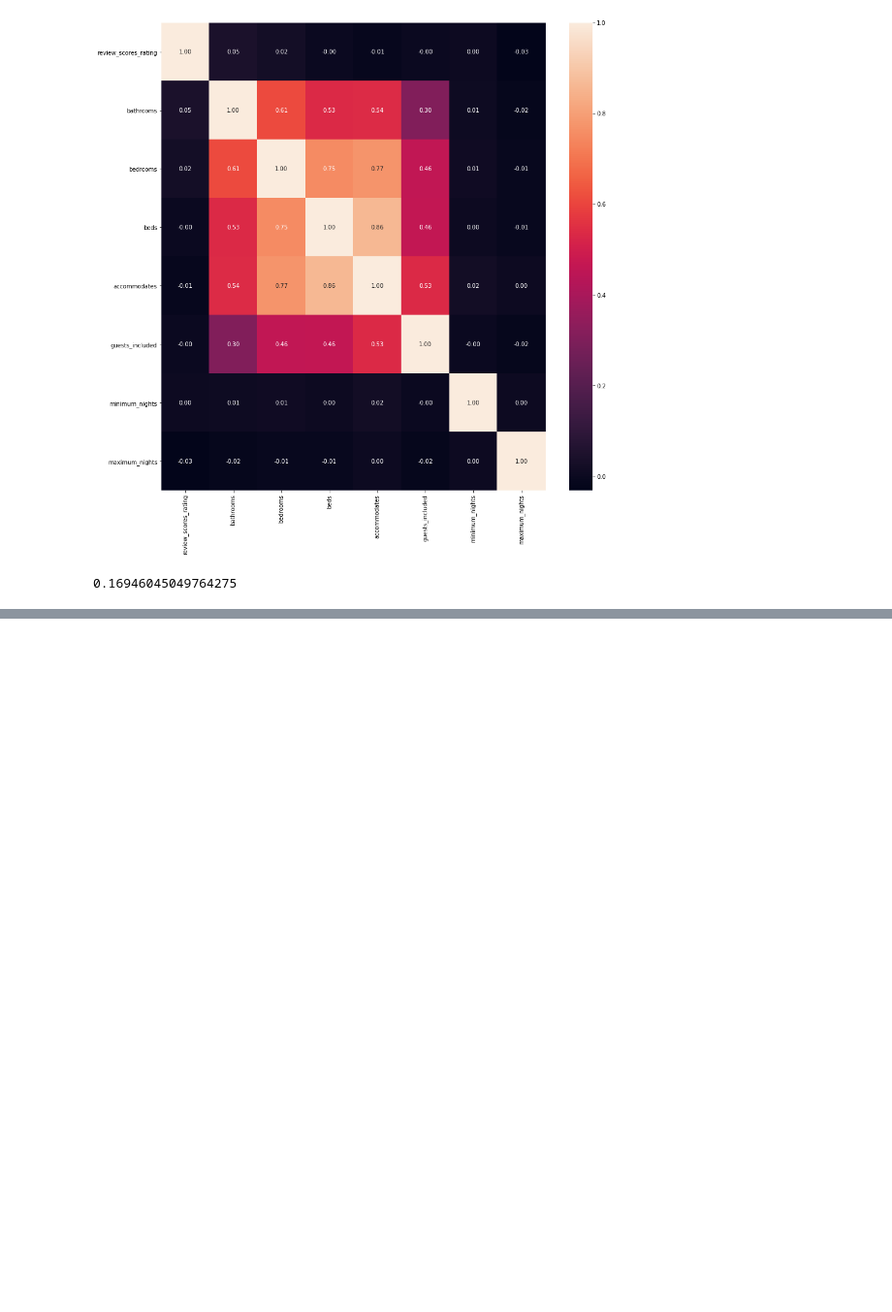
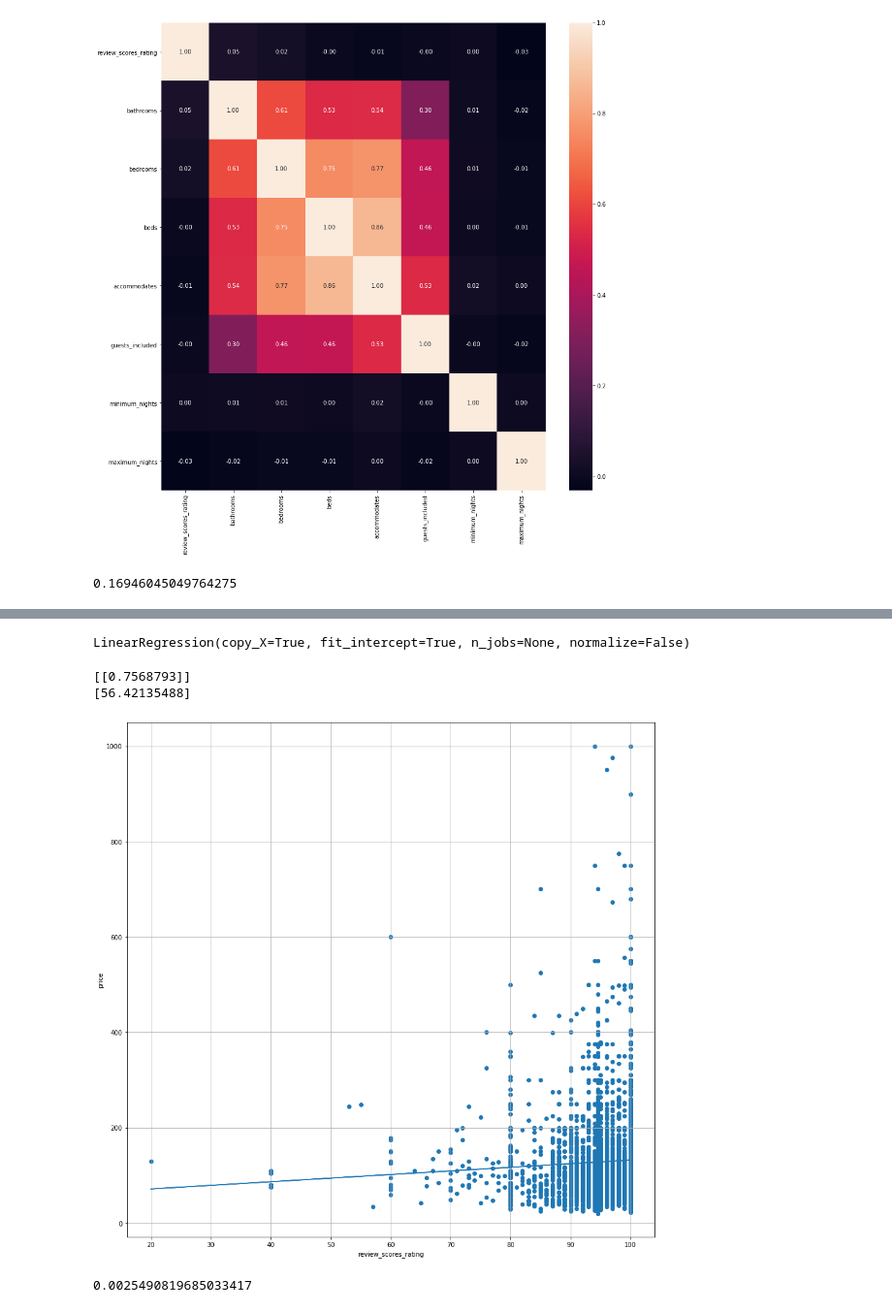
Before and after one commit to unoszte0291/seattle_airbnb_data, a Jupyter notebook: Write A Data Science Blog Post.ipynb, the cells around one changed output, grey strips where cells are left out. Shown at 97% size. Cells and saved outputs as stored; diff of their text form; code cells hidden in the pictures; blank space fills up the shorter version.

```diff
--- a/Write A Data Science Blog Post.ipynb
+++ b/Write A Data Science Blog Post.ipynb
@@ -394,0 +349,5 @@ NotFittedError: This LinearRegression instance is not fitted yet. Call 'fit' wit
+# %%
+import locale
+import pandas as pd
+locale.setlocale(locale.LC_ALL,'')
+listings_2['price']=listings_2.price.map(lambda x: locale.atof(x.strip('$')))
@@ -394,0 +376,2 @@ NotFittedError: This LinearRegression instance is not fitted yet. Call 'fit' wit
+# %%
+listings_2['review_scores_rating'] = listings_2['review_scores_rating'].fillna(listings_2['review_scores_rating'].mean())
@@ -394,0 +384,3 @@ NotFittedError: This LinearRegression instance is not fitted yet. Call 'fit' wit
+# %%
+X = listings_2.loc[:,['review_scores_rating']].values
+y = listings_2.loc[:,['price']].values
@@ -394,0 +397,24 @@ NotFittedError: This LinearRegression instance is not fitted yet. Call 'fit' wit
+# %%
+linear = LinearRegression()
+linear.fit(X, y)
+# %% [output]
+LinearRegression(copy_X=True, fit_intercept=True, n_jobs=None, normalize=False)
+# %%
+print(linear.coef_)
+print(linear.intercept_)
+# %% [output]
+[[0.7568793]]
+[56.42135488]
+# %%
+plt.scatter(X, y)
+plt.xlabel('review_scores_rating')
+plt.ylabel('price')
+
+plt.plot(X, linear.predict(X))
+plt.grid(True)
+# %% [output]
+[figure, added]
+# %%
+print(linear.score(X, y))
+# %% [output]
+0.0025490819685033417
```
Also changed, not shown: parts of 14 cells of this notebook.
